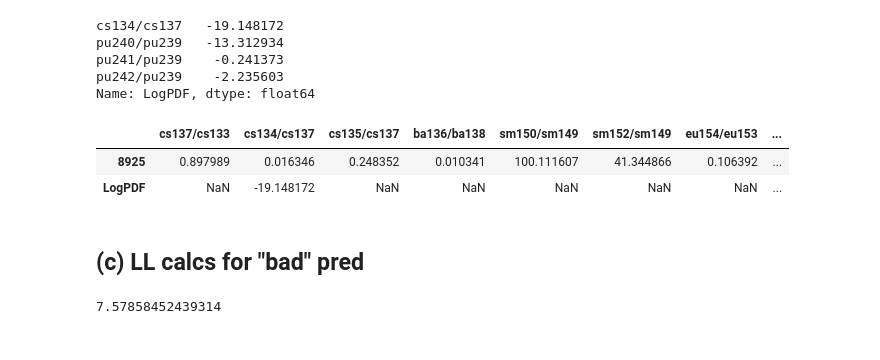
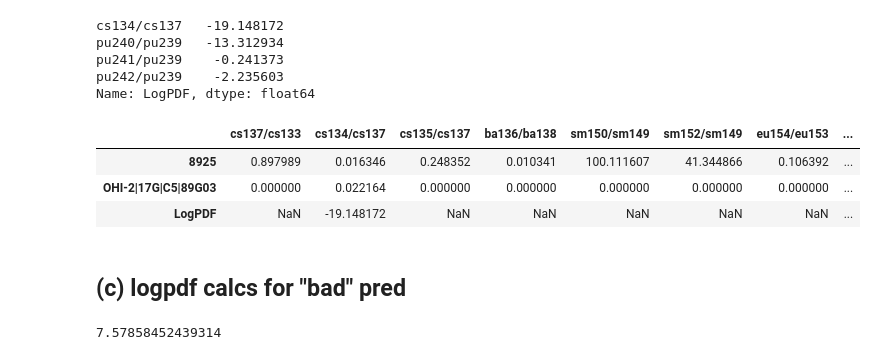
Before and after one commit to opotowsky/like-me-fuel, a Jupyter notebook: jupyter_notebooks/iso-dependent_likelihood_sfcompo.ipynb, the cells around one changed output. Cells and saved outputs as stored; diff of their text form; code cells hidden in the pictures.

Commit message:
logpdfs for enture sfcompoDB now

```diff
--- a/jupyter_notebooks/iso-dependent_likelihood_sfcompo.ipynb
+++ b/jupyter_notebooks/iso-dependent_likelihood_sfcompo.ipynb
@@ -9,26 +11,7 @@ import scipy.stats as stats
 # %%
-def ll_list_calc(row, test_sample, unc):
+def logpdf_calc(row, test_sample, unc):
     y_sim = row[test_sample>0].values.tolist()
     std = row.multiply(unc)[test_sample>0].values.tolist()
     y_mes = test_sample[test_sample>0].values.tolist()
-    ll_list = stats.norm.logpdf(y_sim, loc=y_mes, scale=std)
-    return ll_list
+    logpdf_list = stats.norm.logpdf(y_sim, loc=y_mes, scale=std)
+    return logpdf_list
-# %%
-def ratios(XY, ratio_list, labels):
-    XY_ratios = XY.loc[:, labels].copy()
-    for ratio in ratio_list:
-        nucs = ratio.split('/')
-        XY_ratios[ratio] = XY[nucs[0]] / XY[nucs[1]]
-    XY_ratios.replace([np.inf, -np.inf], 0, inplace=True)
-    XY_ratios.fillna(0, inplace = True)
-    # reorganize columns
-    cols = ratio_list + labels
-    return XY_ratios
-# %%
-def format_XY(db_path):
-    XY = pd.read_pickle(db_path)
-    if 'total' in XY.columns:
-        XY.drop('total', axis=1, inplace=True)
-    XY = XY.loc[XY['Burnup'] > 0]
-    XY.reset_index(inplace=True, drop=True)
-    return XY
@@ -86,7 +86,7 @@ Name: pred_idx, dtype: int64
 test_sample = grow.drop(lbls)
 test_answer = grow[lbls]
 row = XY.loc[8925].drop(lbls)
-logpdf = ll_list_calc(row, test_sample, unc)
+logpdf = logpdf_calc(row, test_sample, unc)
 # %%
 logpdf
 # %% [output]
@@ -118,13 +119,14 @@ pu241/pu239    -0.241373
 pu242/pu239    -2.235603
 Name: LogPDF, dtype: float64
 # %%
-pd.DataFrame([row, logpdf])
+pd.DataFrame([row, test_sample, logpdf])
 # %% [output]
 |  | cs137/cs133 | cs134/cs137 | cs135/cs137 | ba136/ba138 | sm150/sm149 | sm152/sm149 | eu154/eu153 | ... |
 | 8925 | 0.897989 | 0.016346 | 0.248352 | 0.010341 | 100.111607 | 41.344866 | 0.106392 | ... |
+| OHI-2|17G|C5|89G03 | 0.000000 | 0.022164 | 0.000000 | 0.000000 | 0.000000 | 0.000000 | 0.000000 | ... |
 | LogPDF | NaN | -19.148172 | NaN | NaN | NaN | NaN | NaN | ... |
 # %% [markdown]
-## (c) LL calcs for "bad" pred
+## (c) logpdf calcs for "bad" pred
 # %%
 test_sample = brow.drop(lbls)
 test_answer = brow[lbls]
```
Also changed, not shown: parts of 26 cells of this notebook.
